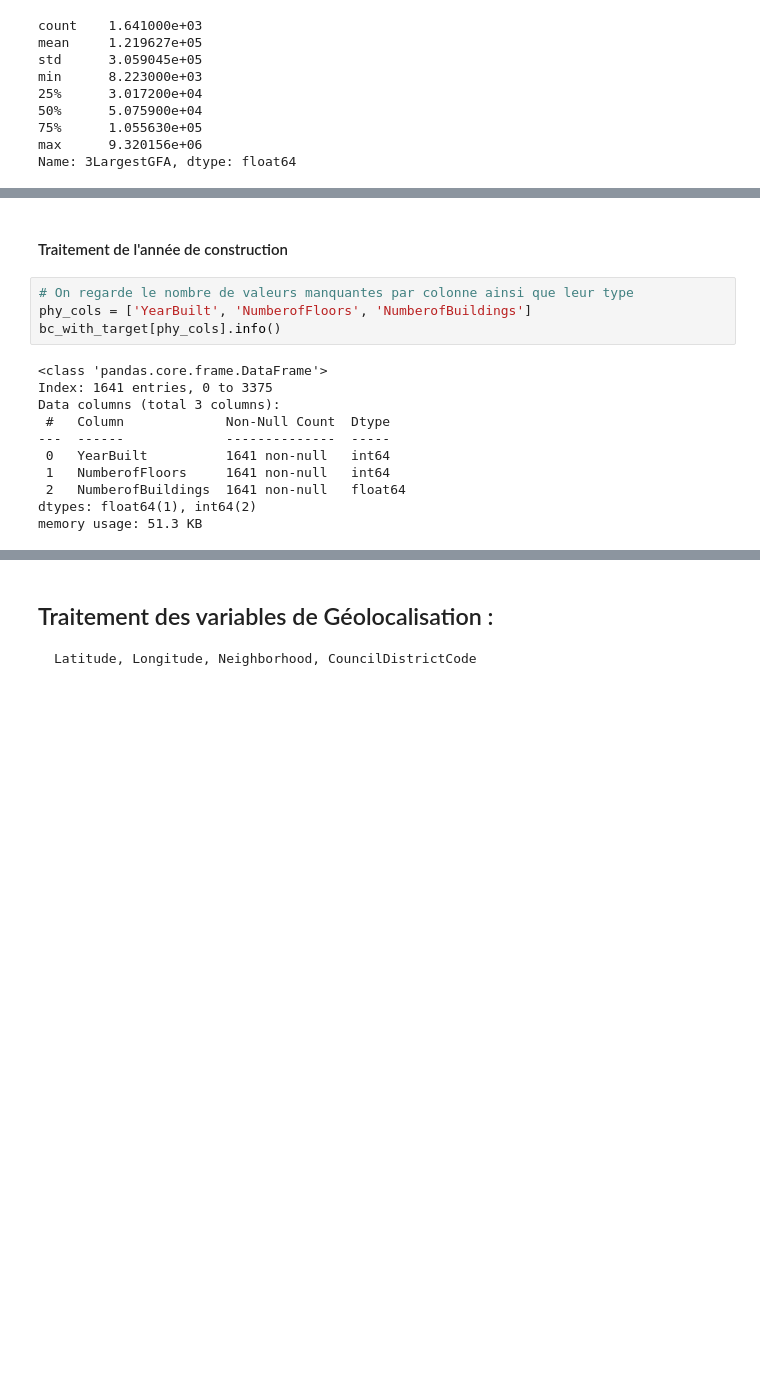
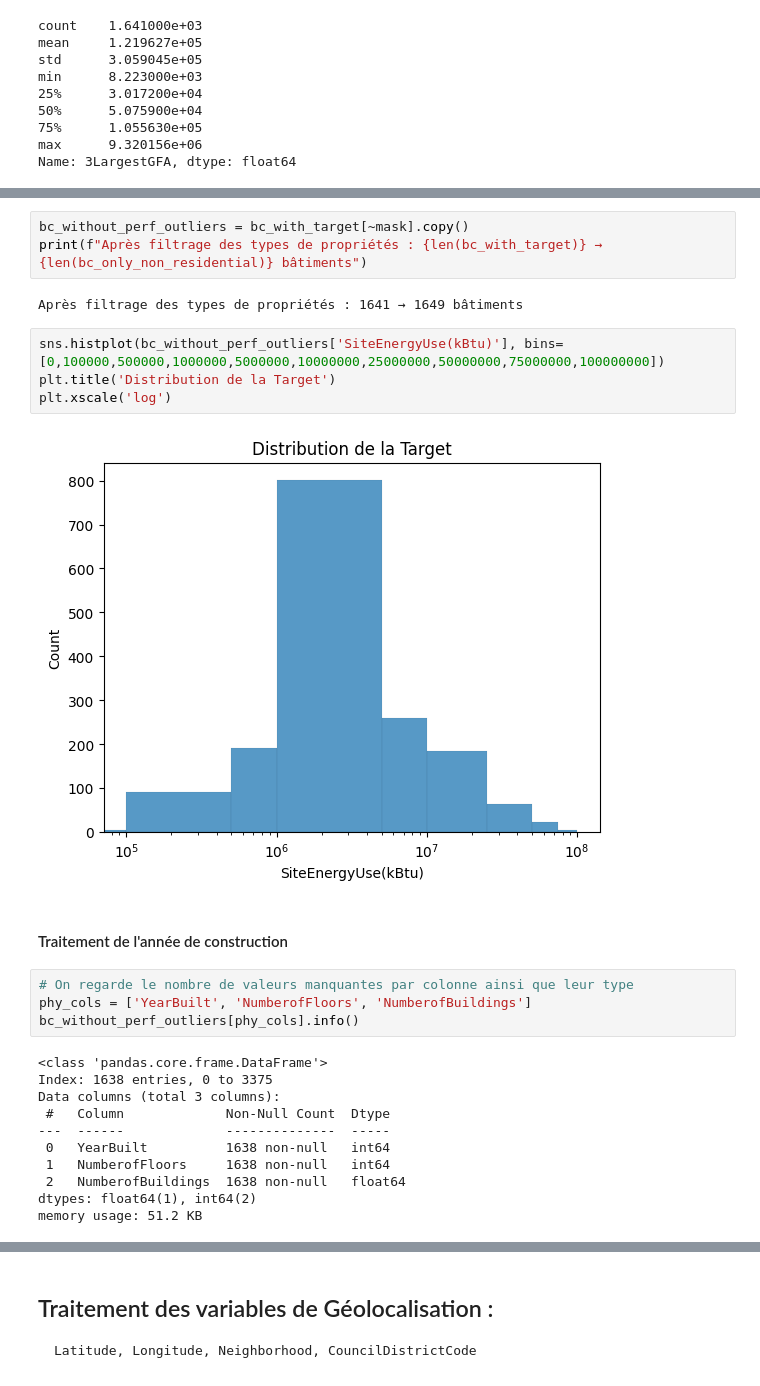
Before and after one commit to day811/OCDE-P6, a Jupyter notebook: modelistation_supervisee_EDA.ipynb, the cells around one changed output, grey strips where cells are left out. Cells and saved outputs as stored; diff of their text form; blank space fills up the shorter version.

```diff
--- a/modelistation_supervisee_EDA.ipynb
+++ b/modelistation_supervisee_EDA.ipynb
@@ -478,18 +469,29 @@ bc_with_target[mask][['CalcSEUI(kBtu/sf)', 'PrimaryPropertyType', 'FirstUseType'
+# %%
+bc_without_perf_outliers = bc_with_target[~mask].copy()
+print(f"Après filtrage des types de propriétés : {len(bc_with_target)} → {len(bc_only_non_residential)} bâtiments")
+# %% [output]
+Après filtrage des types de propriétés : 1641 → 1649 bâtiments
+# %%
+sns.histplot(bc_without_perf_outliers['SiteEnergyUse(kBtu)'], bins=[0,100000,500000,1000000,5000000,10000000,25000000,50000000,75000000,100000000])
+plt.title('Distribution de la Target')
+plt.xscale('log')
+# %% [output]
+[figure, added]
 # %% [markdown]
 #### Traitement de l'année de construction
 # %%
 # On regarde le nombre de valeurs manquantes par colonne ainsi que leur type
 phy_cols = ['YearBuilt', 'NumberofFloors', 'NumberofBuildings']
-bc_with_target[phy_cols].info()
+bc_without_perf_outliers[phy_cols].info()
 # %% [output]
 <class 'pandas.core.frame.DataFrame'>
-Index: 1641 entries, 0 to 3375
+Index: 1638 entries, 0 to 3375
 Data columns (total 3 columns):
  #   Column             Non-Null Count  Dtype
 ---  ------             --------------  -----
- 0   YearBuilt          1641 non-null   int64
- 1   NumberofFloors     1641 non-null   int64
- 2   NumberofBuildings  1641 non-null   float64
+ 0   YearBuilt          1638 non-null   int64
+ 1   NumberofFloors     1638 non-null   int64
+ 2   NumberofBuildings  1638 non-null   float64
 dtypes: float64(1), int64(2)
-memory usage: 51.3 KB
+memory usage: 51.2 KB
 # %%
```
Also changed, not shown: parts of 16 cells of this notebook.
